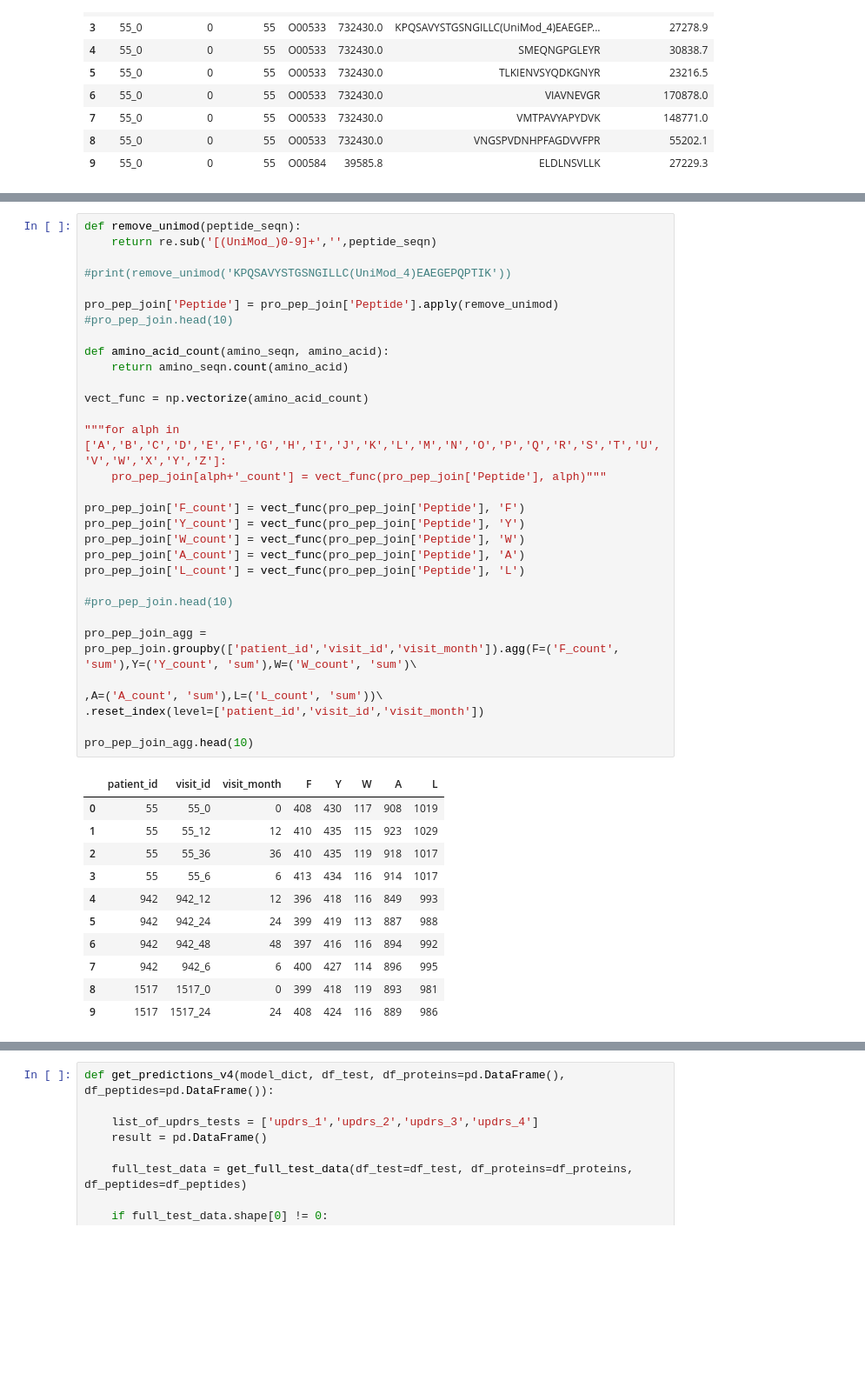
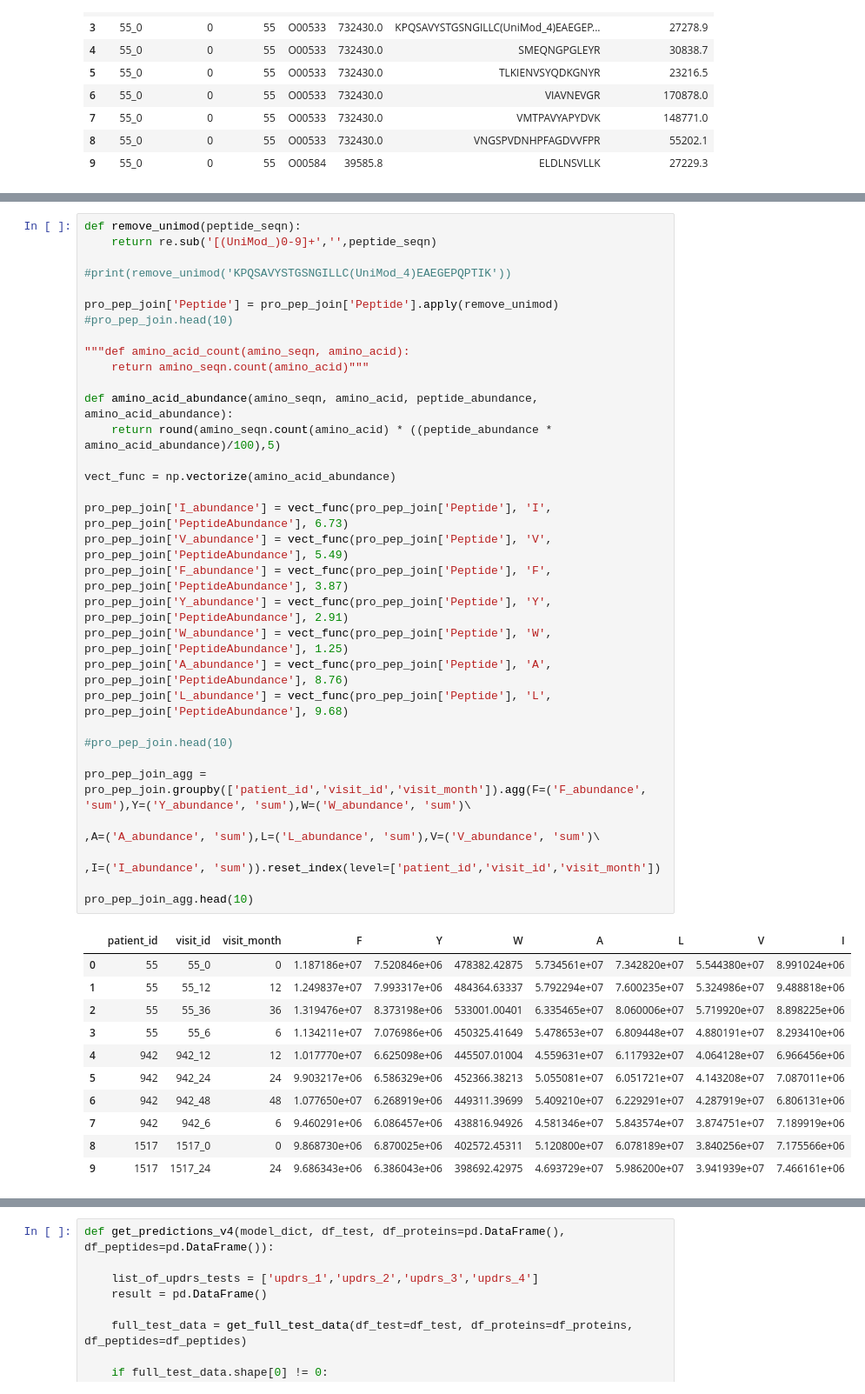
Before and after one commit to sumaniitm/AMP-parkinsons-disease-progression-prediction, a Jupyter notebook: parkinson-s-progression-prediction-no-proteins.ipynb, the cells around one changed output, grey strips where cells are left out. Shown: that part at 87% size. Saved outputs shown, nothing was run; the diff lists cells and outputs as text; blank space fills up the shorter version.

```diff
--- a/parkinson-s-progression-prediction-no-proteins.ipynb
+++ b/parkinson-s-progression-prediction-no-proteins.ipynb
@@ -147,42 +150,44 @@ pro_pep_join.head(10)
 # %%
 def remove_unimod(peptide_seqn):
     return re.sub('[(UniMod_)0-9]+','',peptide_seqn)
 
 #print(remove_unimod('KPQSAVYSTGSNGILLC(UniMod_4)EAEGEPQPTIK'))
 
 pro_pep_join['Peptide'] = pro_pep_join['Peptide'].apply(remove_unimod)
 #pro_pep_join.head(10)
 
-def amino_acid_count(amino_seqn, amino_acid):
-    return amino_seqn.count(amino_acid)
+"""def amino_acid_count(amino_seqn, amino_acid):
+    return amino_seqn.count(amino_acid)"""
 
-vect_func = np.vectorize(amino_acid_count)
+def amino_acid_abundance(amino_seqn, amino_acid, peptide_abundance, amino_acid_abundance):
+    return round(amino_seqn.count(amino_acid) * ((peptide_abundance * amino_acid_abundance)/100),5)
 
-"""for alph in ['A','B','C','D','E','F','G','H','I','J','K','L','M','N','O','P','Q','R','S','T','U','V','W','X','Y','Z']:
-    pro_pep_join[alph+'_count'] = vect_func(pro_pep_join['Peptide'], alph)"""
+vect_func = np.vectorize(amino_acid_abundance)
 
-pro_pep_join['F_count'] = vect_func(pro_pep_join['Peptide'], 'F')
-pro_pep_join['Y_count'] = vect_func(pro_pep_join['Peptide'], 'Y')
-pro_pep_join['W_count'] = vect_func(pro_pep_join['Peptide'], 'W')
-pro_pep_join['A_count'] = vect_func(pro_pep_join['Peptide'], 'A')
-pro_pep_join['L_count'] = vect_func(pro_pep_join['Peptide'], 'L')
+pro_pep_join['I_abundance'] = vect_func(pro_pep_join['Peptide'], 'I', pro_pep_join['PeptideAbundance'], 6.73)
+pro_pep_join['V_abundance'] = vect_func(pro_pep_join['Peptide'], 'V', pro_pep_join['PeptideAbundance'], 5.49)
+pro_pep_join['F_abundance'] = vect_func(pro_pep_join['Peptide'], 'F', pro_pep_join['PeptideAbundance'], 3.87)
+pro_pep_join['Y_abundance'] = vect_func(pro_pep_join['Peptide'], 'Y', pro_pep_join['PeptideAbundance'], 2.91)
+pro_pep_join['W_abundance'] = vect_func(pro_pep_join['Peptide'], 'W', pro_pep_join['PeptideAbundance'], 1.25)
+pro_pep_join['A_abundance'] = vect_func(pro_pep_join['Peptide'], 'A', pro_pep_join['PeptideAbundance'], 8.76)
+pro_pep_join['L_abundance'] = vect_func(pro_pep_join['Peptide'], 'L', pro_pep_join['PeptideAbundance'], 9.68)
 
 #pro_pep_join.head(10)
 
-pro_pep_join_agg = pro_pep_join.groupby(['patient_id','visit_id','visit_month']).agg(F=('F_count', 'sum'),Y=('Y_count', 'sum'),W=('W_count', 'sum')\
-                                                                                    ,A=('A_count', 'sum'),L=('L_count', 'sum'))\
-.reset_index(level=['patient_id','visit_id','visit_month'])
+pro_pep_join_agg = pro_pep_join.groupby(['patient_id','visit_id','visit_month']).agg(F=('F_abundance', 'sum'),Y=('Y_abundance', 'sum'),W=('W_abundance', 'sum')\
+                                                                                    ,A=('A_abundance', 'sum'),L=('L_abundance', 'sum'),V=('V_abundance', 'sum')\
+                                                                                    ,I=('I_abundance', 'sum')).reset_index(level=['patient_id','visit_id','visit_month'])
 
 pro_pep_join_agg.head(10)
 # %% [output]
-|  | patient_id | visit_id | visit_month | F | Y | W | A | L |
-| 0 | 55 | 55_0 | 0 | 408 | 430 | 117 | 908 | 1019 |
-| 1 | 55 | 55_12 | 12 | 410 | 435 | 115 | 923 | 1029 |
-| 2 | 55 | 55_36 | 36 | 410 | 435 | 119 | 918 | 1017 |
-| 3 | 55 | 55_6 | 6 | 413 | 434 | 116 | 914 | 1017 |
-| 4 | 942 | 942_12 | 12 | 396 | 418 | 116 | 849 | 993 |
-| 5 | 942 | 942_24 | 24 | 399 | 419 | 113 | 887 | 988 |
-| 6 | 942 | 942_48 | 48 | 397 | 416 | 116 | 894 | 992 |
-| 7 | 942 | 942_6 | 6 | 400 | 427 | 114 | 896 | 995 |
-| 8 | 1517 | 1517_0 | 0 | 399 | 418 | 119 | 893 | 981 |
-| 9 | 1517 | 1517_24 | 24 | 408 | 424 | 116 | 889 | 986 |
+|  | patient_id | visit_id | visit_month | F | Y | W | A | L | V | I |
+| 0 | 55 | 55_0 | 0 | 1.187186e+07 | 7.520846e+06 | 478382.42875 | 5.734561e+07 | 7.342820e+07 | 5.544380e+07 | 8.991024e+06 |
+| 1 | 55 | 55_12 | 12 | 1.249837e+07 | 7.993317e+06 | 484364.63337 | 5.792294e+07 | 7.600235e+07 | 5.324986e+07 | 9.488818e+06 |
+| 2 | 55 | 55_36 | 36 | 1.319476e+07 | 8.373198e+06 | 533001.00401 | 6.335465e+07 | 8.060006e+07 | 5.719920e+07 | 8.898225e+06 |
+| 3 | 55 | 55_6 | 6 | 1.134211e+07 | 7.076986e+06 | 450325.41649 | 5.478653e+07 | 6.809448e+07 | 4.880191e+07 | 8.293410e+06 |
+| 4 | 942 | 942_12 | 12 | 1.017770e+07 | 6.625098e+06 | 445507.01004 | 4.559631e+07 | 6.117932e+07 | 4.064128e+07 | 6.966456e+06 |
+| 5 | 942 | 942_24 | 24 | 9.903217e+06 | 6.586329e+06 | 452366.38213 | 5.055081e+07 | 6.051721e+07 | 4.143208e+07 | 7.087011e+06 |
+| 6 | 942 | 942_48 | 48 | 1.077650e+07 | 6.268919e+06 | 449311.39699 | 5.409210e+07 | 6.229291e+07 | 4.287919e+07 | 6.806131e+06 |
+| 7 | 942 | 942_6 | 6 | 9.460291e+06 | 6.086457e+06 | 438816.94926 | 4.581346e+07 | 5.843574e+07 | 3.874751e+07 | 7.189919e+06 |
+| 8 | 1517 | 1517_0 | 0 | 9.868730e+06 | 6.870025e+06 | 402572.45311 | 5.120800e+07 | 6.078189e+07 | 3.840256e+07 | 7.175566e+06 |
+| 9 | 1517 | 1517_24 | 24 | 9.686343e+06 | 6.386043e+06 | 398692.42975 | 4.693729e+07 | 5.986200e+07 | 3.941939e+07 | 7.466161e+06 |
```
Also changed, not shown: parts of 43 cells of this notebook.
